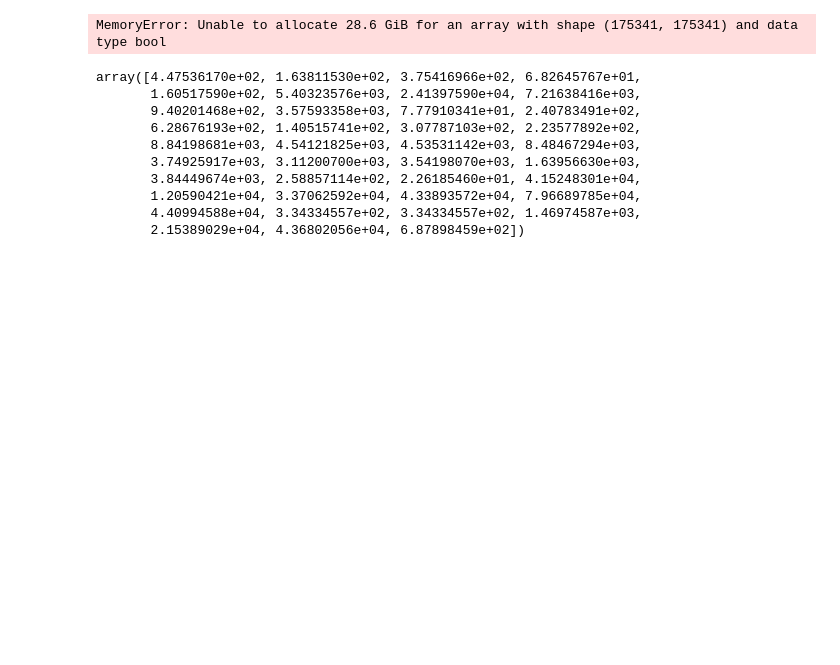
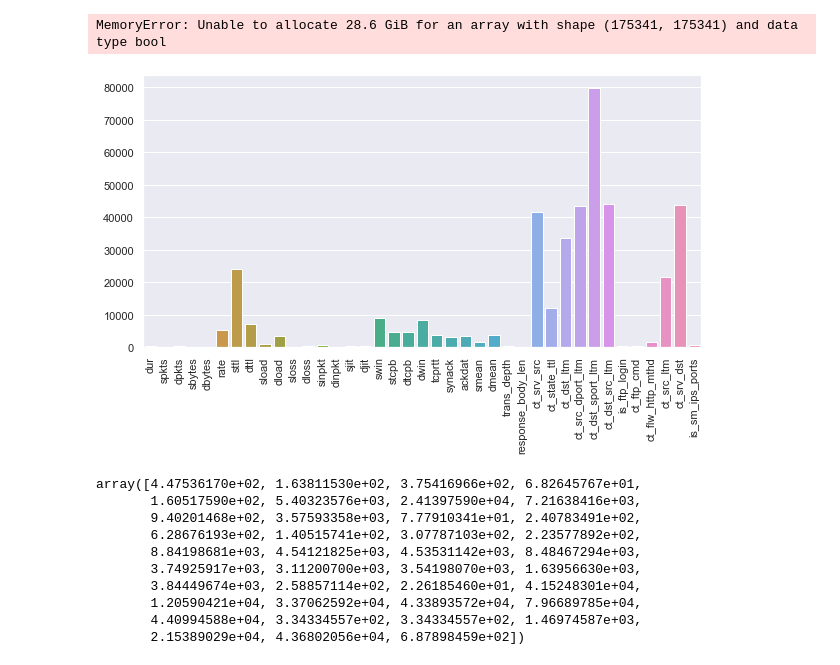
Before and after one commit to pvan1/DATA-606-Capstone, a Jupyter notebook: capstone-phase1.ipynb, the cells around one changed output. Drawn from its saved outputs; the diff is of its cells as text; code cells hidden in the pictures; blank space fills up the shorter version.

```diff
--- a/capstone-phase1.ipynb
+++ b/capstone-phase1.ipynb
@@ -482,14 +486,12 @@ MemoryError: Unable to allocate 28.6 GiB for an array with shape (175341, 175341
 # %%
-# compute ANOVA f-value
-from sklearn.feature_selection import f_classif
-f_value = f_classif(X=numeric_feat, y=training_cats)
-
-#plt.figure(figsize=(10,5))
-#sns.set_style('darkgrid')
-#anova_plot = sns.barplot(x=numeric_feat.columns, y=f_value)
-#anova_plot.set_xticklabels(anova_plot.get_xticklabels(), rotation=90)
-#plt.savefig('./images/anova_fvalues.png', dpi=300, bbox_inches='tight')
-#plt.show()
+plt.figure(figsize=(10,5))
+sns.set_style('darkgrid')
+anova_plot = sns.barplot(x=numeric_feat.columns, y=f_value[0])
+anova_plot.set_xticklabels(anova_plot.get_xticklabels(), rotation=90)
+plt.savefig('./images/anova_fvalues.png', dpi=300, bbox_inches='tight')
+plt.show()
+# %% [output]
+[figure, added]
 # %%
 f_value[0] # f-values
 # %% [output]
```
Also changed, not shown: parts of 11 cells of this notebook.
